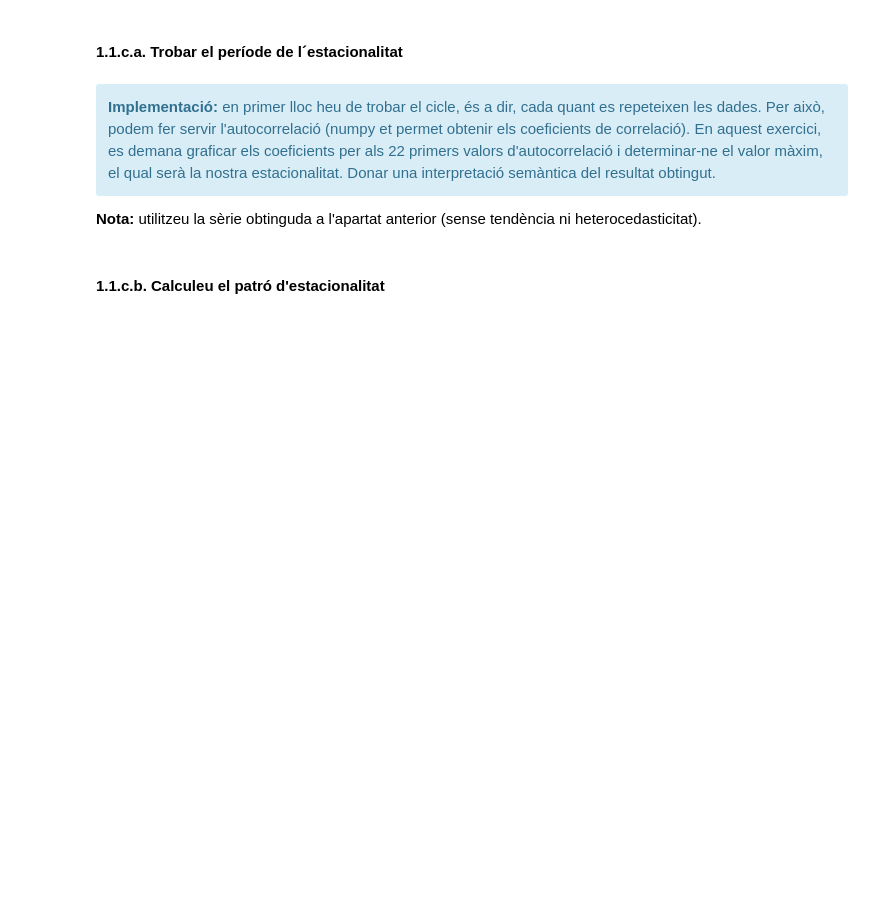
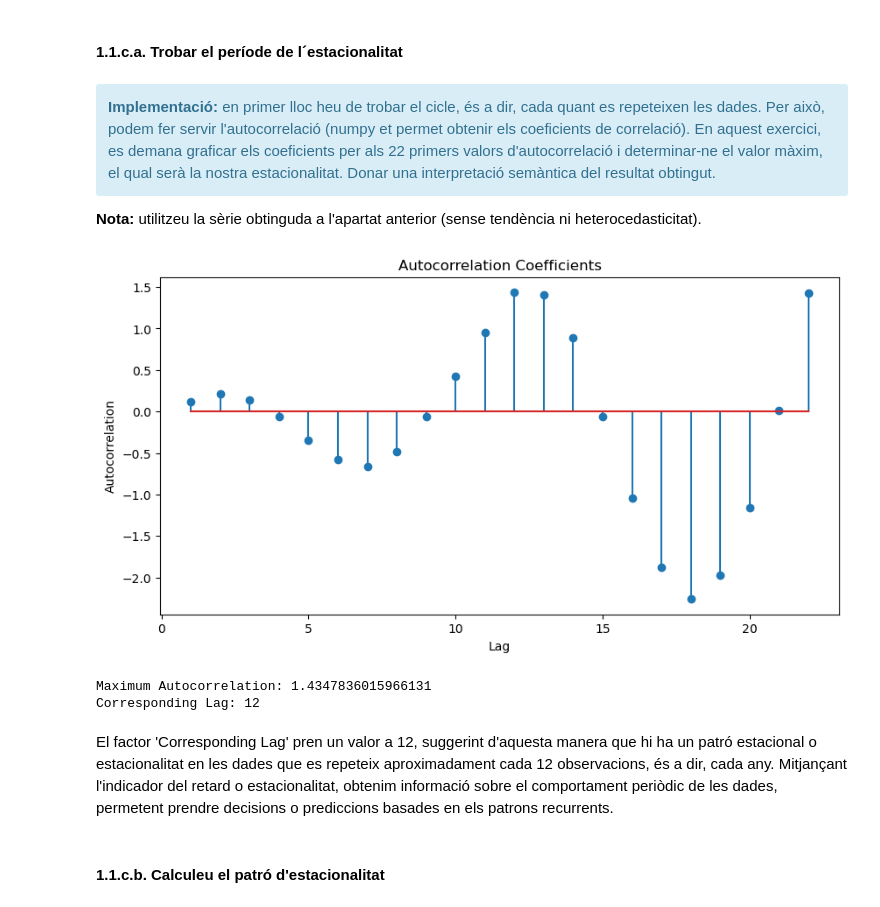
Before and after one commit to xaviermaltas/advancedDataMiningModels, a Jupyter notebook: PAC4/20222_M2.955_PAC4-Enunciat.ipynb, the cells around one changed output. Drawn from its saved outputs; the diff is of its cells as text; code cells hidden in the pictures; blank space fills up the shorter version.

```diff
--- a/PAC4/20222_M2.955_PAC4-Enunciat.ipynb
+++ b/PAC4/20222_M2.955_PAC4-Enunciat.ipynb
@@ -121,6 +176,40 @@ Definim l'estacionalitat com la variació cíclica que es produeix a les dades (
 </div>
 
 <strong>Nota:</strong> utilitzeu la sèrie obtinguda a l'apartat anterior (sense tendència ni heterocedasticitat).
+# %%
+import numpy as np
+import pandas as pd
+import matplotlib.pyplot as plt
+
+# Reshape detrended_train to be 1-dimensional
+detrended_train_1d = detrended_train.reshape(-1)
+
+# Calculate autocorrelation coefficients
+autocorr_values = np.correlate(detrended_train_1d, detrended_train_1d, mode='full')
+
+# Consider only the first 22 autocorrelation values
+autocorr_values_22 = autocorr_values[:22]
+
+# Plot the autocorrelation coefficients
+plt.figure(figsize=(10, 5))
+plt.stem(range(1, 23), autocorr_values_22)
+plt.xlabel('Lag')
+plt.ylabel('Autocorrelation')
+plt.title('Autocorrelation Coefficients')
+plt.show()
+
+# Find the maximum autocorrelation value and corresponding lag
+max_autocorr = np.max(autocorr_values_22)
+max_lag = np.argmax(autocorr_values_22) + 1 # Adding 1 to account for 0-based indexing
+
+print("Maximum Autocorrelation:", max_autocorr)
+print("Corresponding Lag:", max_lag)
+# %% [output]
+[figure, added]
+Maximum Autocorrelation: 1.4347836015966131
+Corresponding Lag: 12
+# %% [markdown]
+El factor 'Corresponding Lag' pren un valor a 12, suggerint d'aquesta manera que hi ha un patró estacional o estacionalitat en les dades que es repeteix aproximadament cada 12 observacions, és a dir, cada any. Mitjançant l'indicador del retard o estacionalitat, obtenim informació sobre el comportament periòdic de les dades, permetent prendre decisions o prediccions basades en els patrons recurrents.
 # %% [markdown]
 #### 1.1.c.b. Calculeu el patró d'estacionalitat
 # %% [markdown]
```
Also changed, not shown: parts of 17 cells of this notebook.
